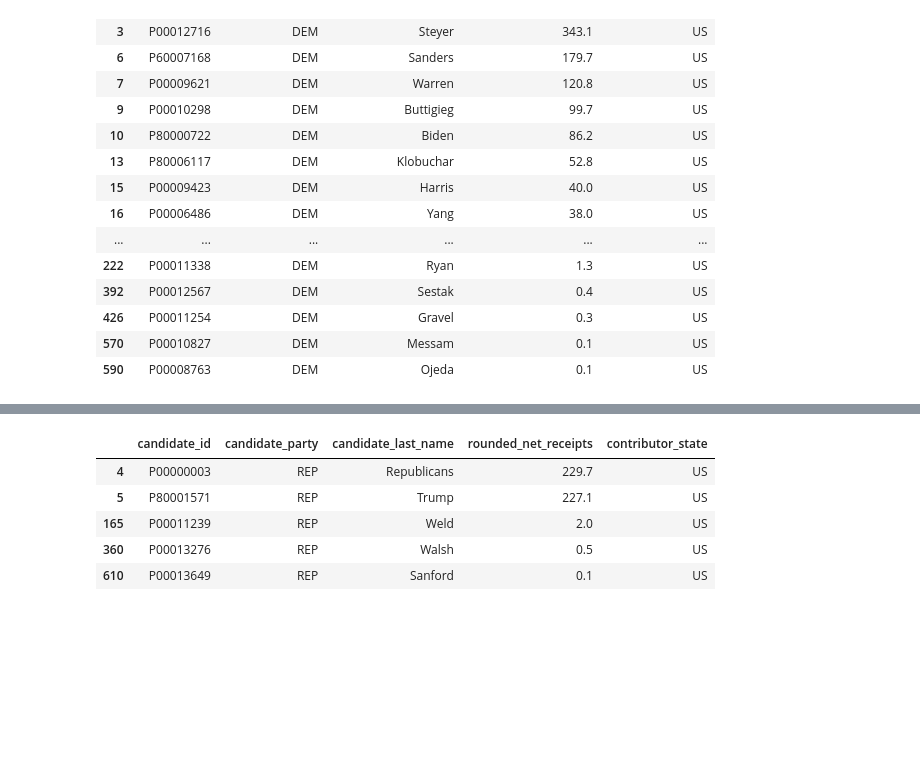
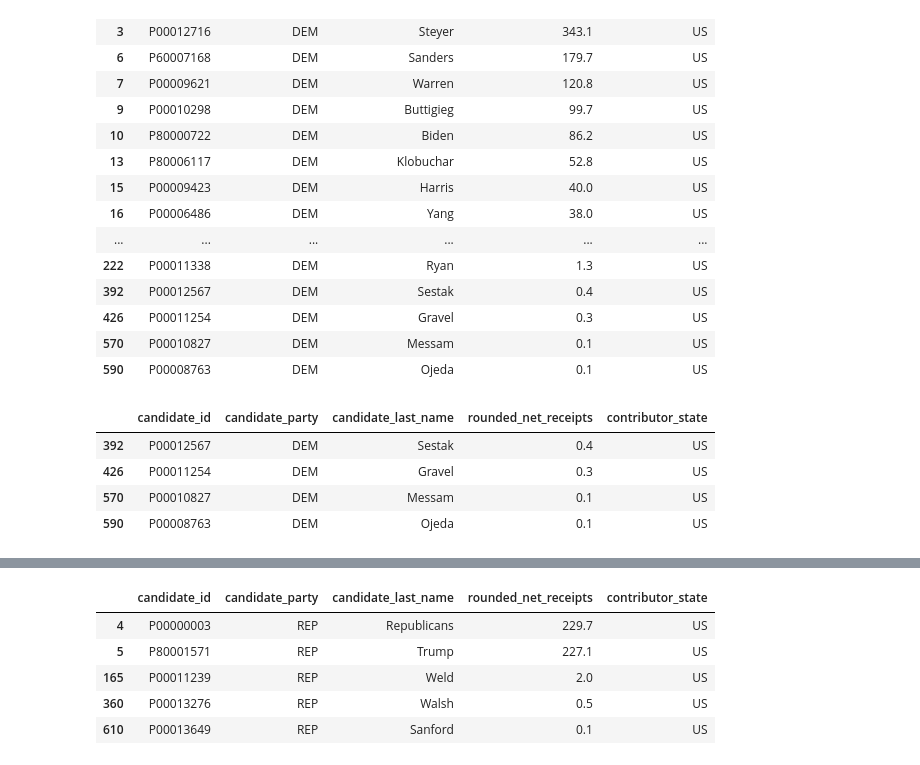
Before and after one commit to N-Prentko/project_one, a Jupyter notebook: Dan/Edie_Campaign_Finances.ipynb, the cells around one changed output, grey strips where cells are left out. Drawn from its saved outputs; the diff is of its cells as text; code cells hidden in the pictures; blank space fills up the shorter version.

```diff
--- a/Dan/Edie_Campaign_Finances.ipynb
+++ b/Dan/Edie_Campaign_Finances.ipynb
@@ -356,4 +354,13 @@ current_dem
 | 426 | P00011254 | DEM | Gravel | 0.3 | US |
 | 570 | P00010827 | DEM | Messam | 0.1 | US |
 | 590 | P00008763 | DEM | Ojeda | 0.1 | US |
+# %%
+other_dems = current_dem.loc[current_dem['rounded_net_receipts'] < 1]
+other_dems
+# %% [output]
+|  | candidate_id | candidate_party | candidate_last_name | rounded_net_receipts | contributor_state |
+| 392 | P00012567 | DEM | Sestak | 0.4 | US |
+| 426 | P00011254 | DEM | Gravel | 0.3 | US |
+| 570 | P00010827 | DEM | Messam | 0.1 | US |
+| 590 | P00008763 | DEM | Ojeda | 0.1 | US |
 # %%
```
Also changed, not shown: parts of 21 cells of this notebook, 3 other files.
